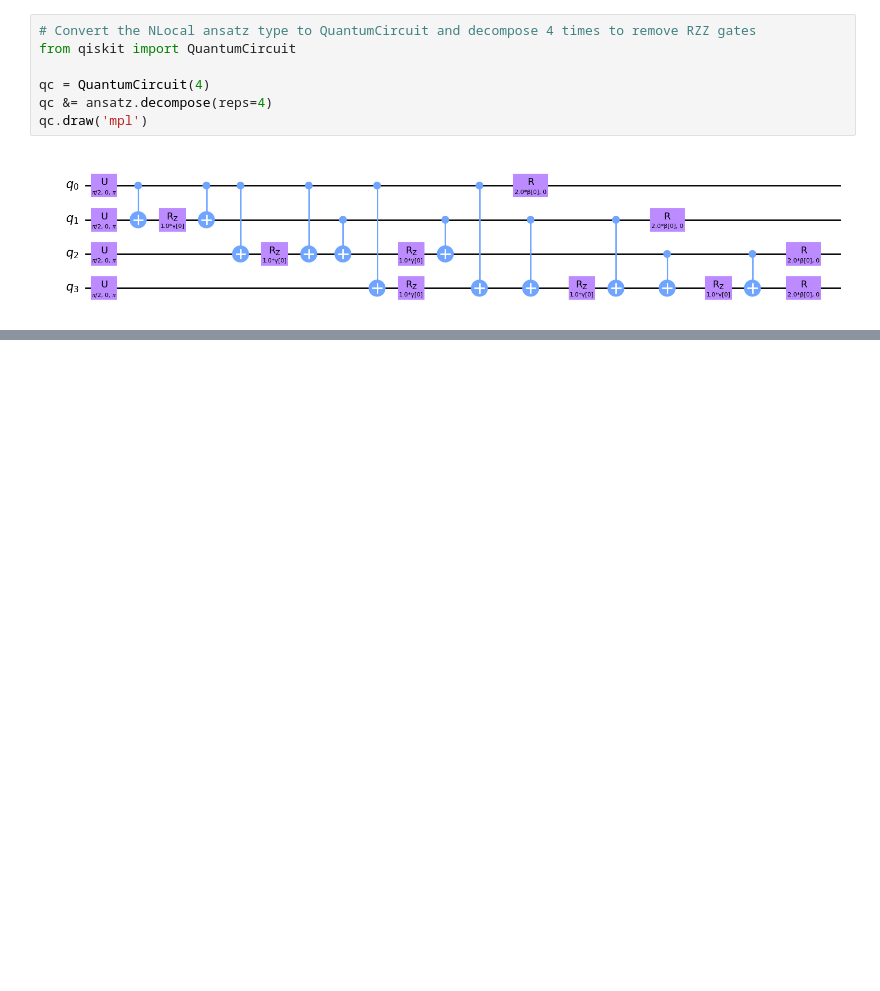
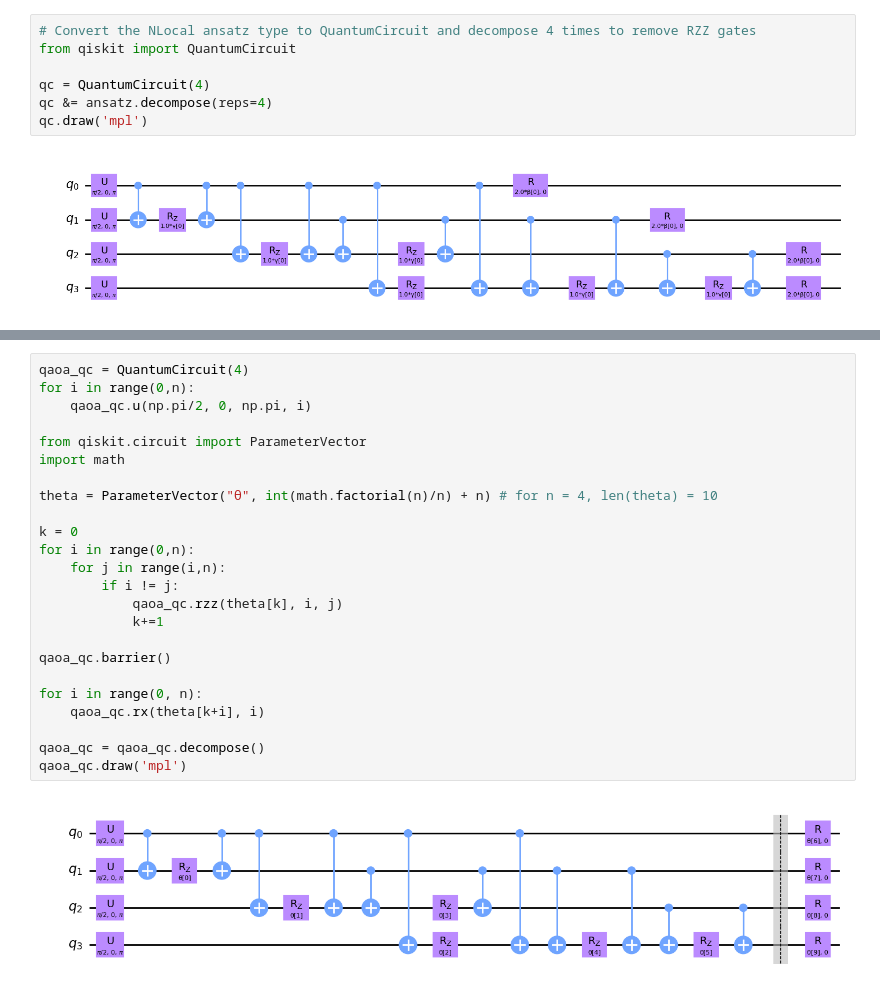
Before and after one commit to filipmazurek/circuit-knitting-toolbox-modified, a Jupyter notebook: docs/circuit_cutting/gate_and_wire_cuts/algorithm_examples/QAOA Example.ipynb, the cells around one changed output, grey strips where cells are left out. Drawn from its saved outputs; the diff is of its cells as text; blank space fills up the shorter version.

```diff
--- a/docs/circuit_cutting/gate_and_wire_cuts/algorithm_examples/QAOA Example.ipynb
+++ b/docs/circuit_cutting/gate_and_wire_cuts/algorithm_examples/QAOA Example.ipynb
@@ -117,3 +123,29 @@ qc.draw('mpl')
+# %%
+qaoa_qc = QuantumCircuit(4)
+for i in range(0,n):
+    qaoa_qc.u(np.pi/2, 0, np.pi, i)
+
+from qiskit.circuit import ParameterVector
+import math
+
+theta = ParameterVector("θ", int(math.factorial(n)/n) + n) # for n = 4, len(theta) = 10
+
+k = 0
+for i in range(0,n):
+    for j in range(i,n):
+        if i != j:
+            qaoa_qc.rzz(theta[k], i, j)
+            k+=1
+
+qaoa_qc.barrier()
+
+for i in range(0, n):
+    qaoa_qc.rx(theta[k+i], i)
+
+qaoa_qc = qaoa_qc.decompose()
+qaoa_qc.draw('mpl')
+# %% [output]
+[figure, added]
 # %%
 from qiskit.primitives import Estimator
 from qiskit.quantum_info import PauliList
```
Also changed, not shown: parts of 6 cells of this notebook, 4 other files.
